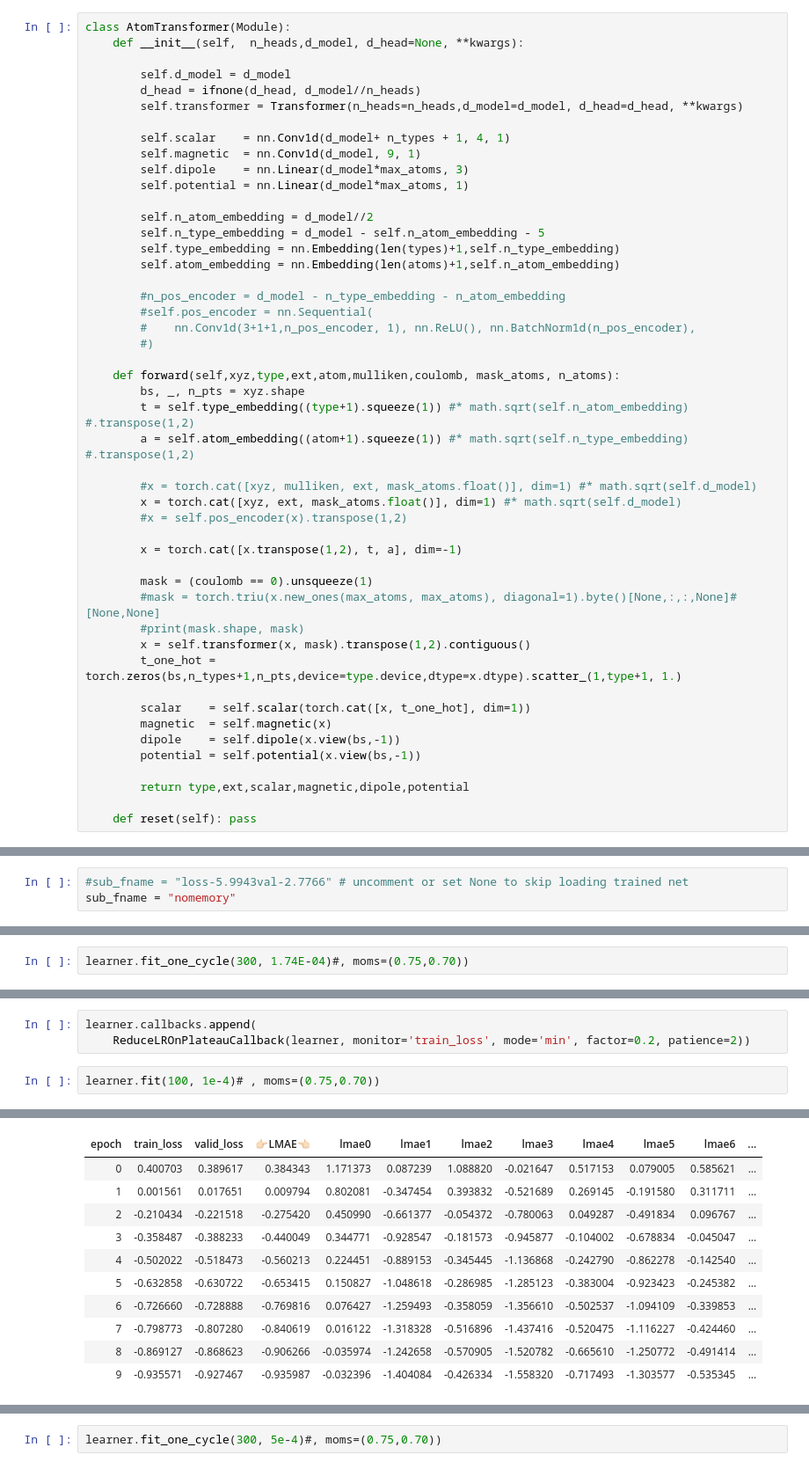
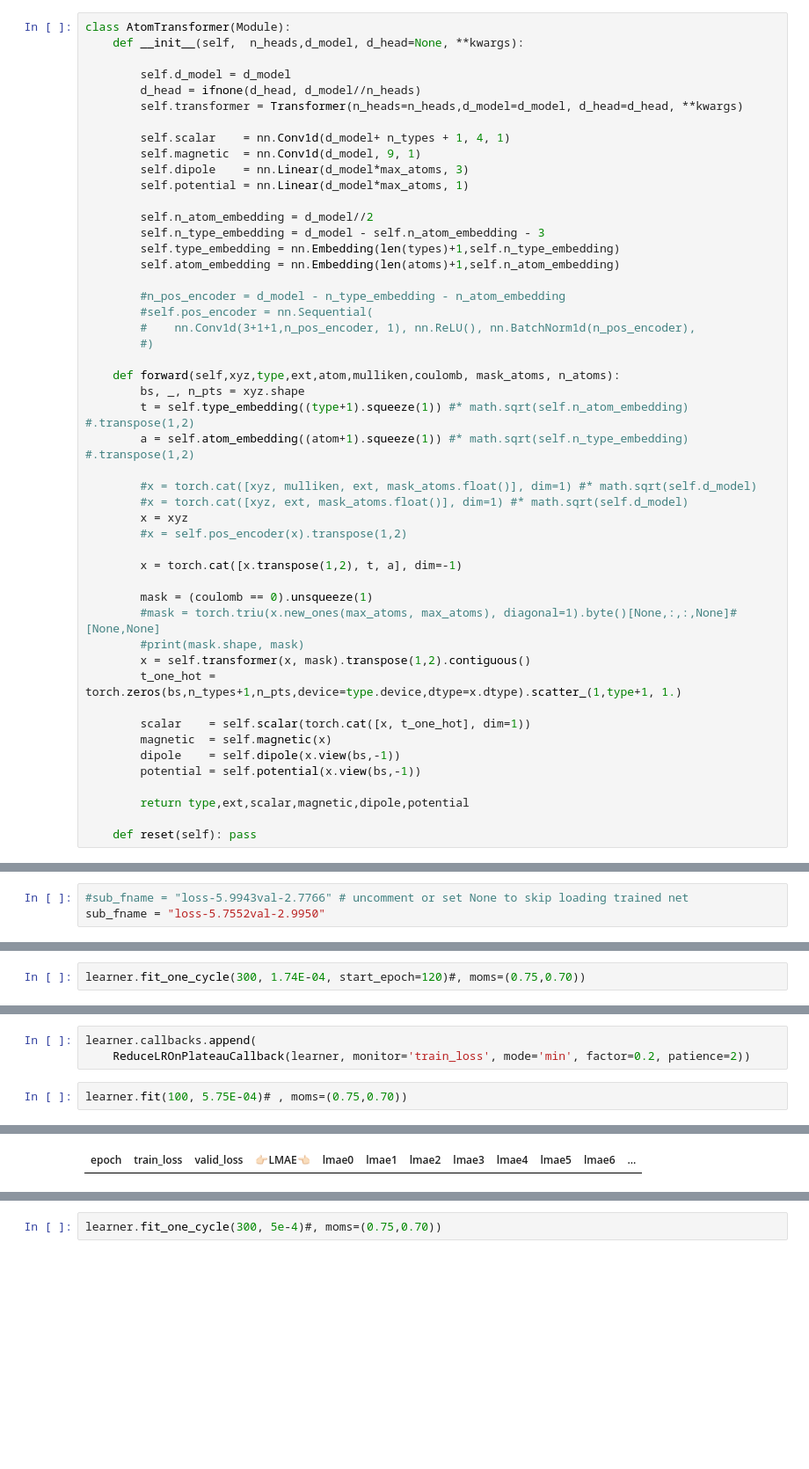
Before and after one commit to antorsae/champs-scalar-coupling, a Jupyter notebook: transformer-experiments.ipynb, the cells around one changed output, grey strips where cells are left out. Shown at 88% size. Cells and saved outputs as stored; diff of their text form; blank space fills up the shorter version.

```diff
--- a/transformer-experiments.ipynb
+++ b/transformer-experiments.ipynb
@@ -741,7 +741,7 @@ class AtomTransformer(Module):
         self.potential = nn.Linear(d_model*max_atoms, 1)
 
         self.n_atom_embedding = d_model//2
-        self.n_type_embedding = d_model - self.n_atom_embedding - 5
+        self.n_type_embedding = d_model - self.n_atom_embedding - 3
         self.type_embedding = nn.Embedding(len(types)+1,self.n_type_embedding)
         self.atom_embedding = nn.Embedding(len(atoms)+1,self.n_atom_embedding)
 
@@ -756,7 +756,8 @@ class AtomTransformer(Module):
         a = self.atom_embedding((atom+1).squeeze(1)) #* math.sqrt(self.n_type_embedding) #.transpose(1,2)
 
         #x = torch.cat([xyz, mulliken, ext, mask_atoms.float()], dim=1) #* math.sqrt(self.d_model)
-        x = torch.cat([xyz, ext, mask_atoms.float()], dim=1) #* math.sqrt(self.d_model)
+        #x = torch.cat([xyz, ext, mask_atoms.float()], dim=1) #* math.sqrt(self.d_model)
+        x = xyz
         #x = self.pos_encoder(x).transpose(1,2)
 
         x = torch.cat([x.transpose(1,2), t, a], dim=-1)
@@ -815,7 +816,7 @@ Callbacks functions applied
     LMAEMetric
 # %%
 #sub_fname = "loss-5.9943val-2.7766" # uncomment or set None to skip loading trained net
-sub_fname = "nomemory"
+sub_fname = "loss-5.7552val-2.9950"
 # %%
 try:
     print(f"Attempting to load: {sub_fname}... ", end="")
@@ -846,3 +848,3 @@ Min loss divided by 10: 1.74E-04
 # %%
-learner.fit_one_cycle(300, 1.74E-04)#, moms=(0.75,0.70))
+learner.fit_one_cycle(300, 1.74E-04, start_epoch=120)#, moms=(0.75,0.70))
 # %% [output]
@@ -881,5 +869,5 @@ learner.fit_one_cycle(500, 2e-2)
 learner.callbacks.append(
     ReduceLROnPlateauCallback(learner, monitor='train_loss', mode='min', factor=0.2, patience=2))
 # %%
-learner.fit(100, 1e-4)# , moms=(0.75,0.70))
+learner.fit(100, 5.75E-04)# , moms=(0.75,0.70))
 # %% [output]
@@ -887,11 +875 @@ learner.fit(100, 1e-4)# , moms=(0.75,0.70))
 | epoch | train_loss | valid_loss | 👉🏻LMAE👈🏻 | lmae0 | lmae1 | lmae2 | lmae3 | lmae4 | lmae5 | lmae6 | ... |
-| 0 | 0.400703 | 0.389617 | 0.384343 | 1.171373 | 0.087239 | 1.088820 | -0.021647 | 0.517153 | 0.079005 | 0.585621 | ... |
-| 1 | 0.001561 | 0.017651 | 0.009794 | 0.802081 | -0.347454 | 0.393832 | -0.521689 | 0.269145 | -0.191580 | 0.311711 | ... |
-| 2 | -0.210434 | -0.221518 | -0.275420 | 0.450990 | -0.661377 | -0.054372 | -0.780063 | 0.049287 | -0.491834 | 0.096767 | ... |
-| 3 | -0.358487 | -0.388233 | -0.440049 | 0.344771 | -0.928547 | -0.181573 | -0.945877 | -0.104002 | -0.678834 | -0.045047 | ... |
-| 4 | -0.502022 | -0.518473 | -0.560213 | 0.224451 | -0.889153 | -0.345445 | -1.136868 | -0.242790 | -0.862278 | -0.142540 | ... |
-| 5 | -0.632858 | -0.630722 | -0.653415 | 0.150827 | -1.048618 | -0.286985 | -1.285123 | -0.383004 | -0.923423 | -0.245382 | ... |
-| 6 | -0.726660 | -0.728888 | -0.769816 | 0.076427 | -1.259493 | -0.358059 | -1.356610 | -0.502537 | -1.094109 | -0.339853 | ... |
-| 7 | -0.798773 | -0.807280 | -0.840619 | 0.016122 | -1.318328 | -0.516896 | -1.437416 | -0.520475 | -1.116227 | -0.424460 | ... |
-| 8 | -0.869127 | -0.868623 | -0.906266 | -0.035974 | -1.242658 | -0.570905 | -1.520782 | -0.665610 | -1.250772 | -0.491414 | ... |
-| 9 | -0.935571 | -0.927467 | -0.935987 | -0.032396 | -1.404084 | -0.426334 | -1.558320 | -0.717493 | -1.303577 | -0.535345 | ... |
```
Also changed, not shown: parts of 25 cells of this notebook.
